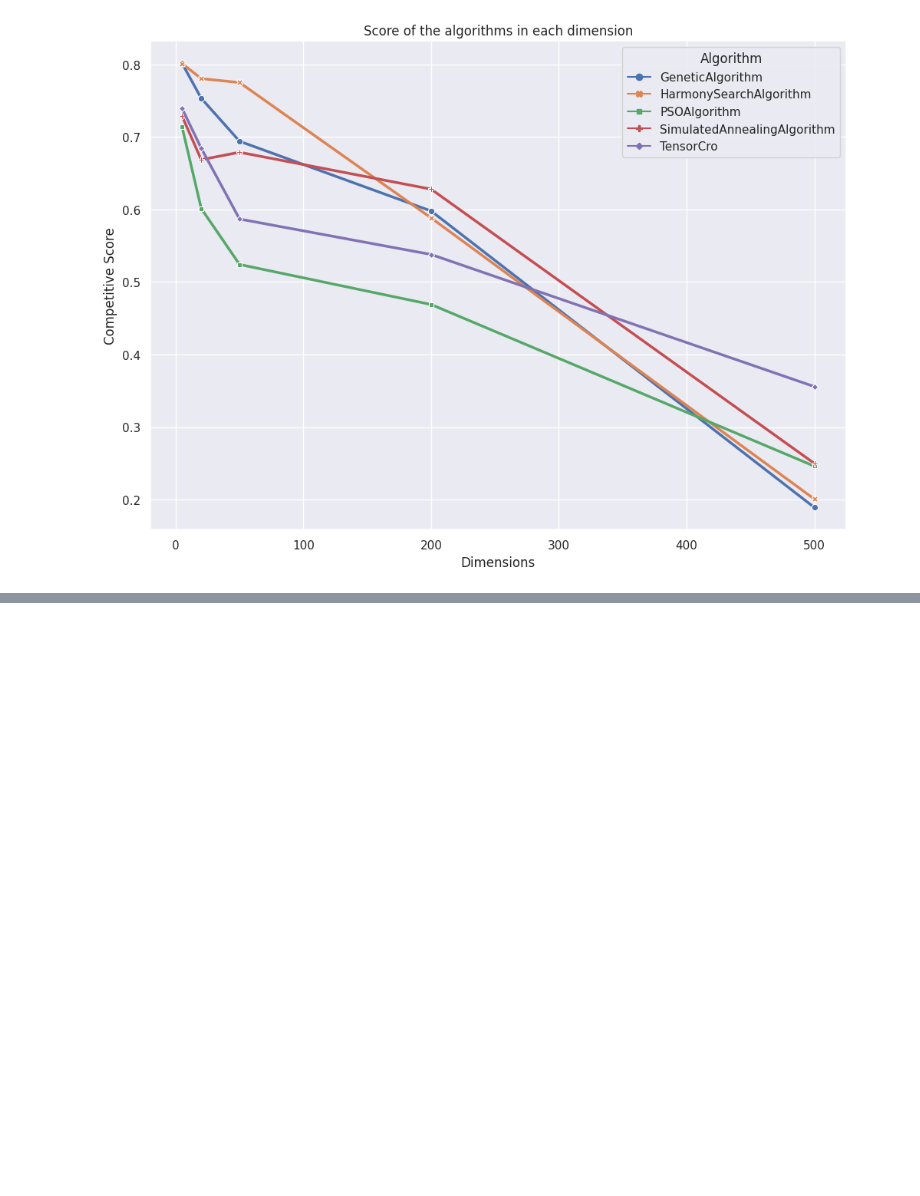
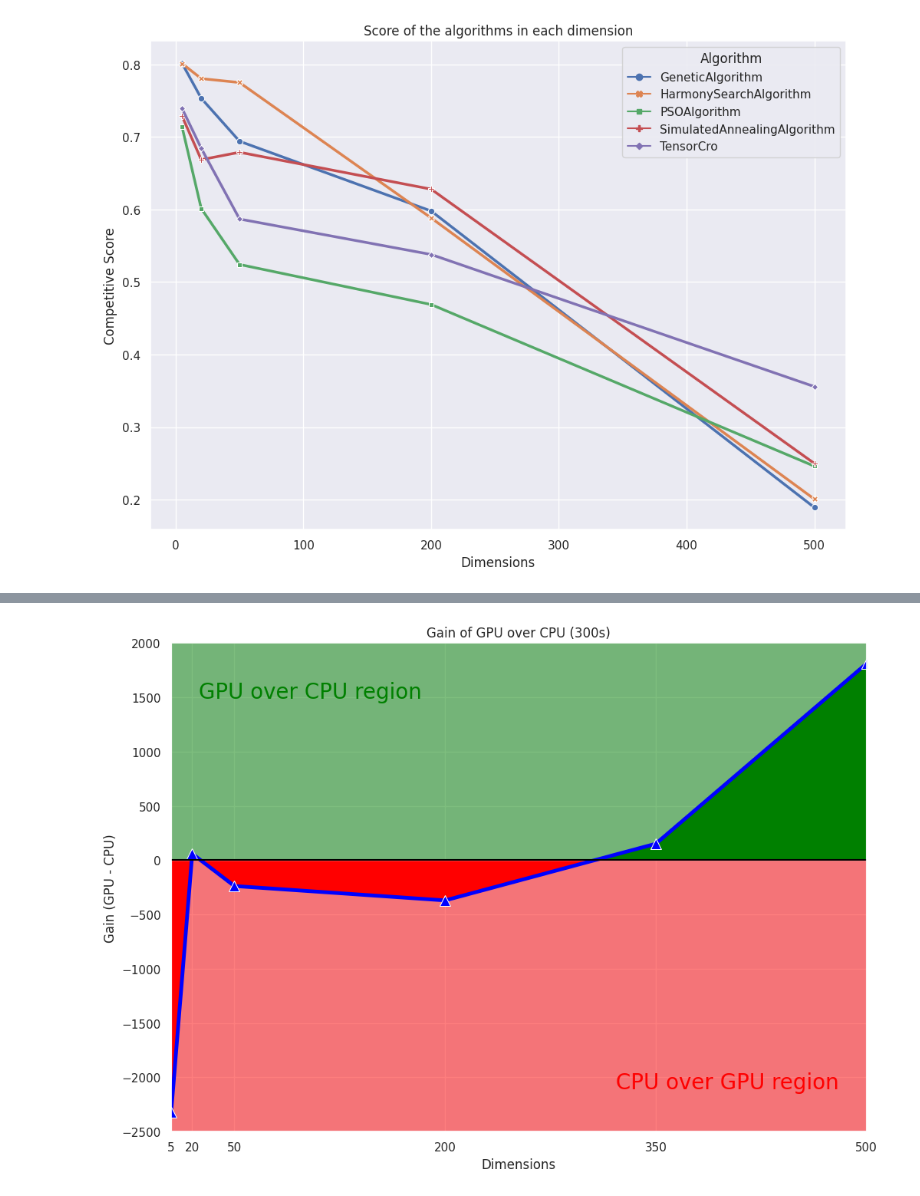
Before and after one commit to iTzAlver/TensorCRO, a Jupyter notebook: experiments/print_results.ipynb, the cells around one changed output, grey strips where cells are left out. Saved outputs shown, nothing was run; the diff lists cells and outputs as text; code cells hidden in the pictures; blank space fills up the shorter version.

```diff
--- a/experiments/print_results.ipynb
+++ b/experiments/print_results.ipynb
@@ -65,0 +113,55 @@ fig.figure.savefig('./results/test_1.png')
+# %%
+# Compute lines:
+last_fit = None
+carrier = list()
+for gp in new_df.groupby(['dimension']):
+    for idx, fit in enumerate(gp[1]['best_fit']):
+        if idx % 2 == 1:
+            carrier.append((gp[0], last_fit - fit))
+        else:
+            last_fit = fit
+performance = np.array(carrier)
+sns.set_theme(style="darkgrid")
+sns.set(rc={'figure.figsize':(11.7,8.27)})
+axis = np.array(performance[:, 0], dtype=np.int32)
+
+# Plot the line:
+fig = sns.lineplot(data=performance, x=performance[:,0], y=performance[:,1], linewidth=3.5, marker='^', markersize=10, color='blue')
+# Plot a line in the zero axis:
+fig.axhline(0, ls='-', color='black')
+# Fill between the line and the zero axis:
+fig.fill_between(axis, performance[:,1], 0, where=performance[:,1] >= 0, facecolor='green', interpolate=True, alpha=1)
+fig.fill_between(axis, performance[:,1], 0, where=performance[:,1] <= 0, facecolor='red', interpolate=True, alpha=1)
+# Fill green from 2000 to 0 (y-axis) independent of the performance:
+fig.fill_between(axis, 20000, 0, facecolor='green', interpolate=True, alpha=0.5)
+fig.fill_between(axis, -20000, 0, facecolor='red', interpolate=True, alpha=0.5)
+# Add text to the plot:
+fig.text(0.2, 0.9, 'GPU over CPU region', fontsize=20, color='green', horizontalalignment='center', verticalalignment='center', transform=fig.transAxes)
+fig.text(0.8, 0.1, 'CPU over GPU region', fontsize=20, color='red', horizontalalignment='center', verticalalignment='center', transform=fig.transAxes)
+
+
+# Boxplot:
+# violin_df = df_t2.groupby(['dimension', 'seed', 'algorithm']).mean(numeric_only=True)
+# # Substract CPU values to GPU values:
+# violin_df['diff'] = - violin_df['best_fit'] + violin_df['best_fit'].shift(1)
+# violin_df['diff_eval'] = violin_df['num_eval'] - violin_df['num_eval'].shift(1)
+# # Get only algorithm TensorCRO:/GPU:0 (index 1)
+# diff_df = violin_df['diff'].groupby(['dimension', 'seed']).last().reset_index()
+# diff_eval_df = violin_df['diff_eval'].groupby(['dimension', 'seed']).last().reset_index()
+# # To numpy array:
+# diff_df = diff_df.to_numpy()
+# diff_eval_df = diff_eval_df.to_numpy()
+# # Violin over previous figure:
+# fig = sns.boxplot(x=np.array(diff_df[:, 0], dtype=np.int32), y=diff_df[:, 2], linewidth=1, color='blue', boxprops=dict(alpha=.3))
+
+# xlim between 0 and 2000:
+fig.set_xlim(5, 500)
+# ylim between -20000 and 20000:
+fig.set_ylim(-2500, 2000)
+# Labels of the sns plot:
+fig.set(xlabel='Dimensions', ylabel='Gain (GPU - CPU)')
+fig.set_title('Gain of GPU over CPU (300s)')
+fig.set_xticks(df_t2['dimension'].unique())
+fig.figure.savefig('./results/test_3_performance.png')
+# %% [output]
+[figure, added]
```
Also changed, not shown: parts of 6 cells of this notebook, 3 other files.
